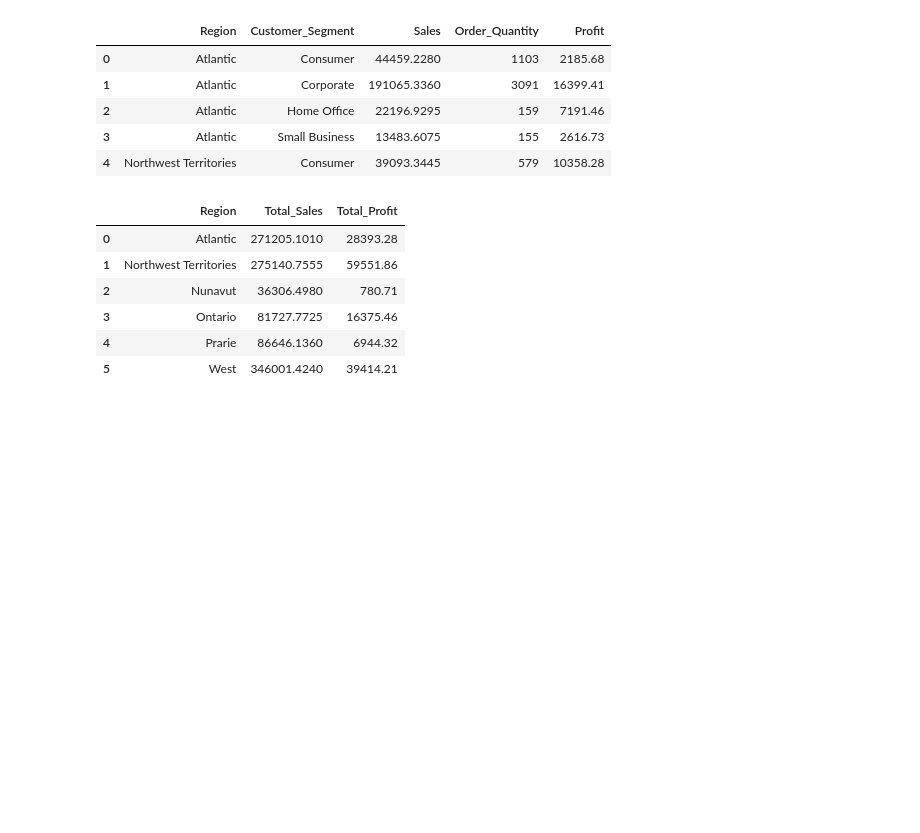
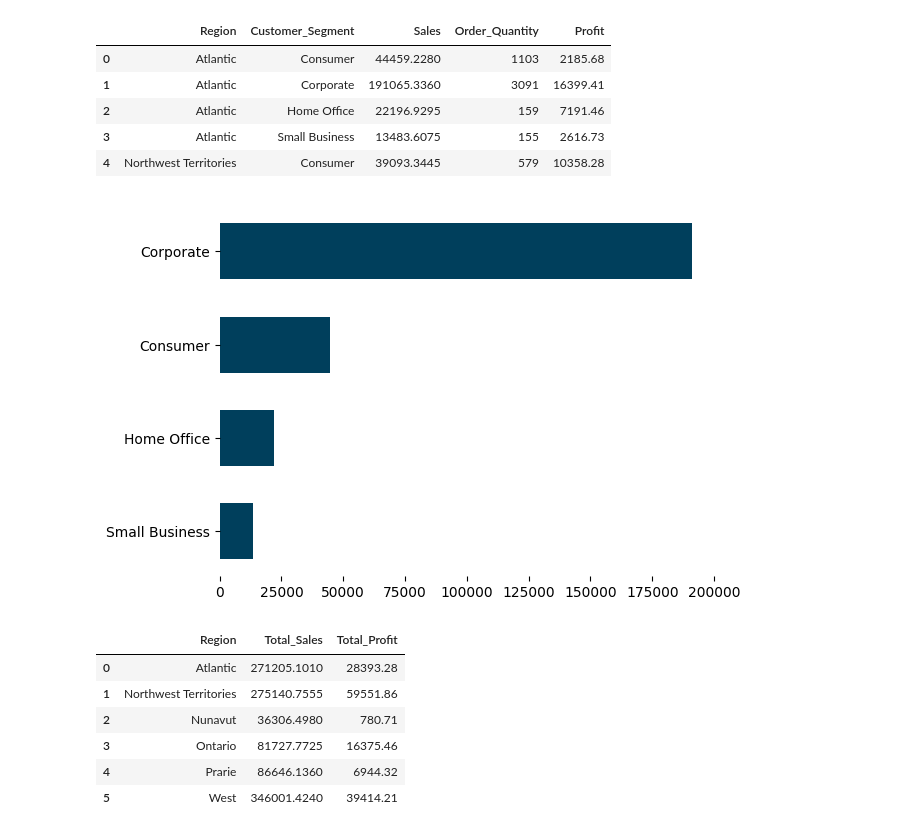
Before and after one commit to Amrane20/Sales_Analysis, a Jupyter notebook: data_cleaning.ipynb, the cells around one changed output. Cells and saved outputs as stored; diff of their text form; code cells hidden in the pictures; blank space fills up the shorter version.

```diff
--- a/data_cleaning.ipynb
+++ b/data_cleaning.ipynb
@@ -358,6 +372,13 @@ avg_segment_region.head()
 | 2 | Atlantic | Home Office | 22196.9295 | 159 | 7191.46 |
 | 3 | Atlantic | Small Business | 13483.6075 | 155 | 2616.73 |
 | 4 | Northwest Territories | Consumer | 39093.3445 | 579 | 10358.28 |
+# %%
+region_input = 'Atlantic'
+x = avg_segment_region[avg_segment_region['Region'] == region_input].sort_values(by = 'Sales')
+plt.barh(x.Customer_Segment	,x.Sales, height=0.6 , color = '#003f5c')
+plt.gca().spines[['top', 'right', 'bottom', 'left']].set_visible(False)
+# %% [output]
+[figure, added]
 # %%
 region_sales_sum = avg_segment_region.groupby('Region')[['Sales','Profit']].sum().reset_index()
 region_sales_sum.columns = ['Region','Total_Sales','Total_Profit']
```
Also changed, not shown: parts of 19 cells of this notebook.
